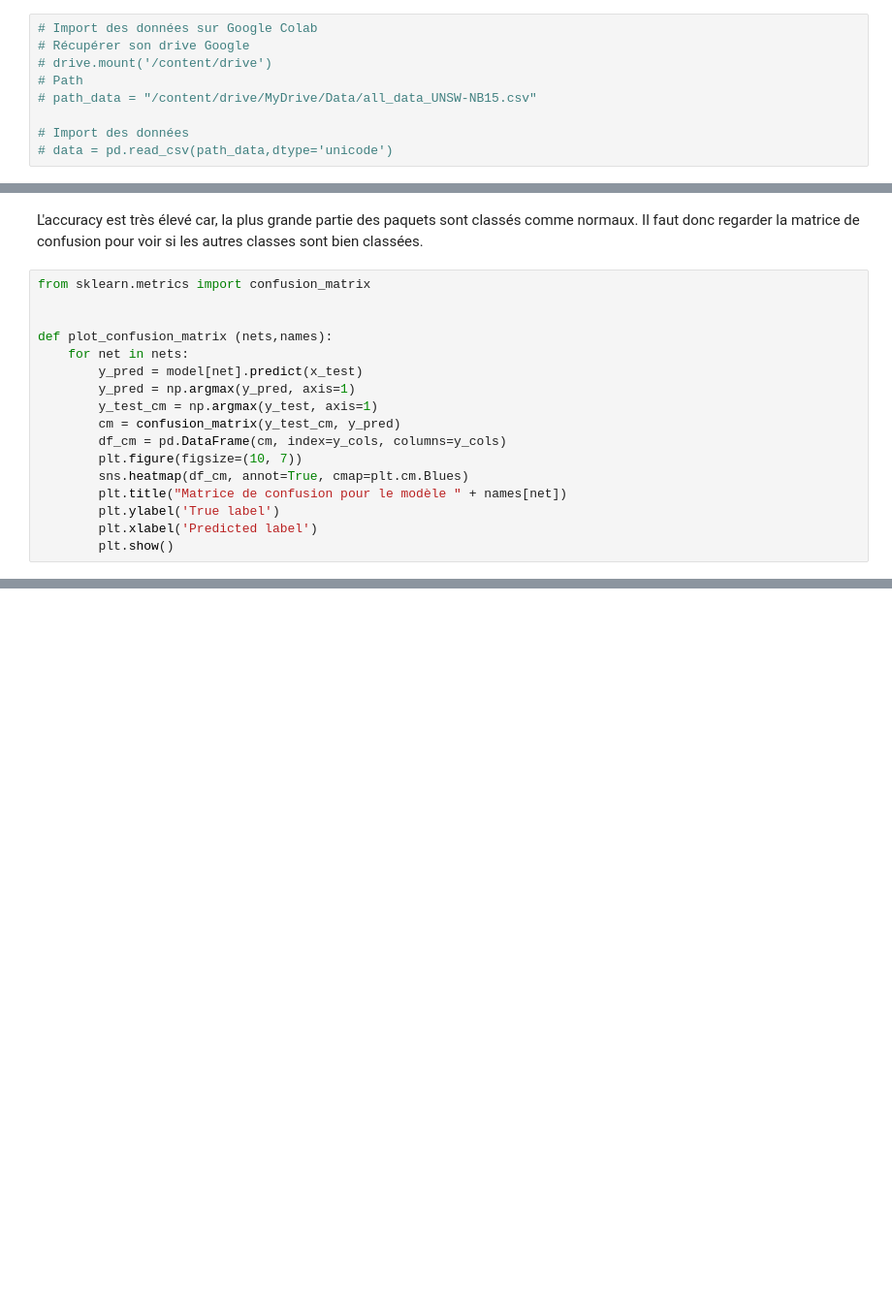
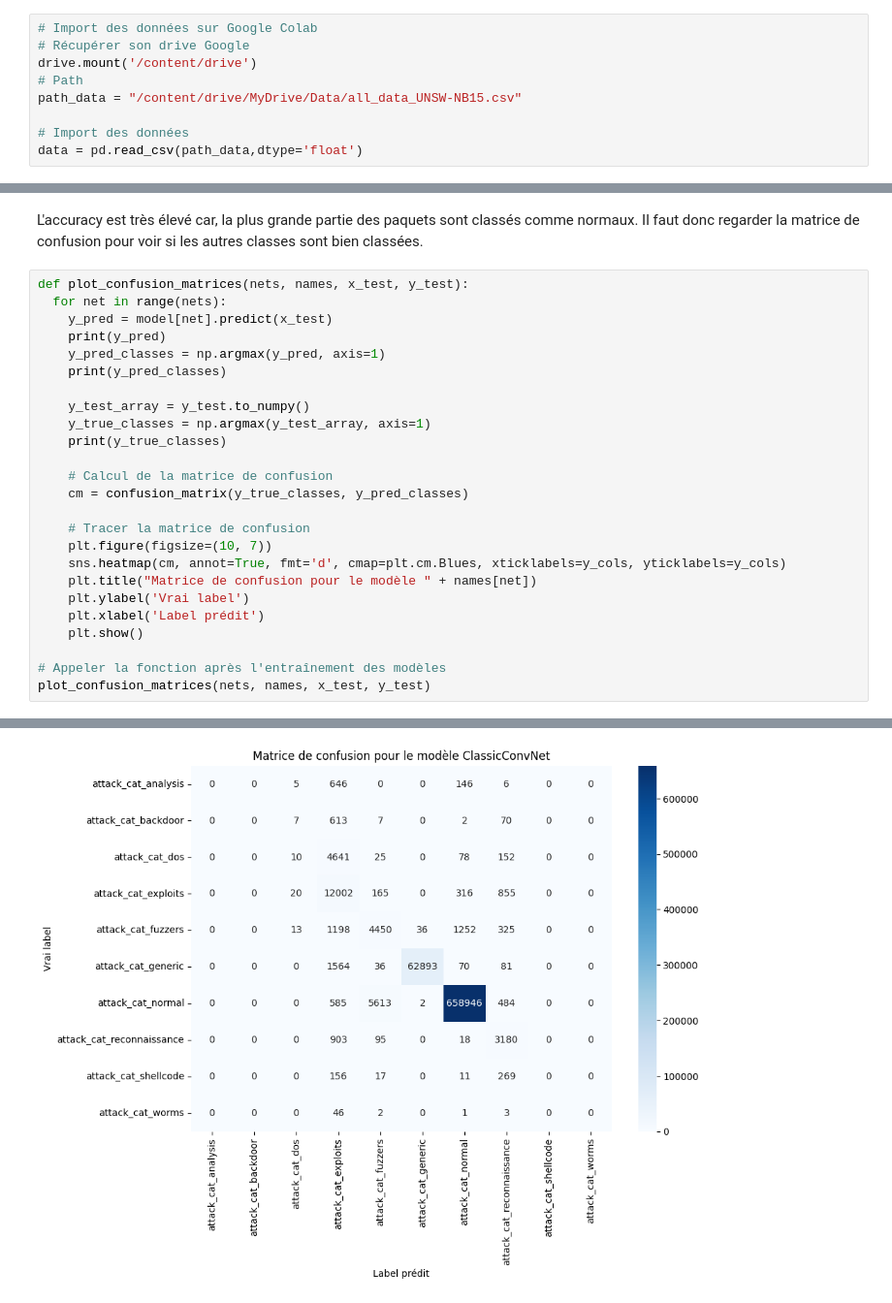
Before and after one commit to TWAAXOne/Network-intrusion-detection-with-machine-learning, a Jupyter notebook: CNN_Mutliclass.ipynb, the cells around one changed output, grey strips where cells are left out. Shown at 97% size. Saved outputs shown, nothing was run; the diff lists cells and outputs as text; blank space fills up the shorter version.

```diff
--- a/CNN_Mutliclass.ipynb
+++ b/CNN_Mutliclass.ipynb
@@ -50,9 +51,9 @@ data = pd.read_csv('all_data_UNSW-NB15.csv', low_memory=False)
 # %%
 # Import des données sur Google Colab
 # Récupérer son drive Google
-# drive.mount('/content/drive')
+drive.mount('/content/drive')
 # Path
-# path_data = "/content/drive/MyDrive/Data/all_data_UNSW-NB15.csv"
+path_data = "/content/drive/MyDrive/Data/all_data_UNSW-NB15.csv"
 
 # Import des données
-# data = pd.read_csv(path_data,dtype='unicode')
+data = pd.read_csv(path_data,dtype='float')
@@ -335,19 +341,28 @@ plot_accuracies (nets,history,names,[0.3,1])
 # %% [markdown]
 L'accuracy est très élevé car, la plus grande partie des paquets sont classés comme normaux. Il faut donc regarder la matrice de confusion pour voir si les autres classes sont bien classées.
 # %%
-from sklearn.metrics import confusion_matrix
+def plot_confusion_matrices(nets, names, x_test, y_test):
+  for net in range(nets):
+    y_pred = model[net].predict(x_test)
+    print(y_pred)
+    y_pred_classes = np.argmax(y_pred, axis=1)
+    print(y_pred_classes)
 
+    y_test_array = y_test.to_numpy()
+    y_true_classes = np.argmax(y_test_array, axis=1)
+    print(y_true_classes)
 
-def plot_confusion_matrix (nets,names):
-    for net in nets:
-        y_pred = model[net].predict(x_test)
-        y_pred = np.argmax(y_pred, axis=1)
-        y_test_cm = np.argmax(y_test, axis=1)
-        cm = confusion_matrix(y_test_cm, y_pred)
-        df_cm = pd.DataFrame(cm, index=y_cols, columns=y_cols)
-        plt.figure(figsize=(10, 7))
-        sns.heatmap(df_cm, annot=True, cmap=plt.cm.Blues)
-        plt.title("Matrice de confusion pour le modèle " + names[net])
-        plt.ylabel('True label')
-        plt.xlabel('Predicted label')
-        plt.show()
+    # Calcul de la matrice de confusion
+    cm = confusion_matrix(y_true_classes, y_pred_classes)
+
+    # Tracer la matrice de confusion
+    plt.figure(figsize=(10, 7))
+    sns.heatmap(cm, annot=True, fmt='d', cmap=plt.cm.Blues, xticklabels=y_cols, yticklabels=y_cols)
+    plt.title("Matrice de confusion pour le modèle " + names[net])
+    plt.ylabel('Vrai label')
+    plt.xlabel('Label prédit')
+    plt.show()
+
+# Appeler la fonction après l'entraînement des modèles
+plot_confusion_matrices(nets, names, x_test, y_test)
+# %% [output]
@@ -353,0 +379 @@ def plot_confusion_matrix (nets,names):
+[figure, added]
```
Also changed, not shown: parts of 14 cells of this notebook.
